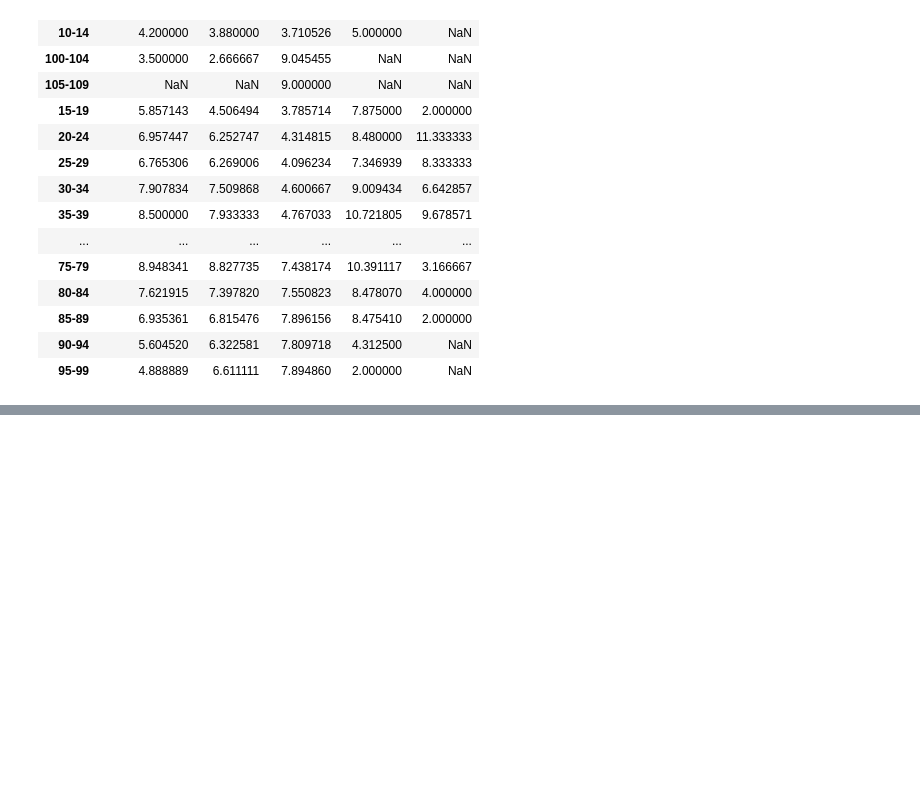
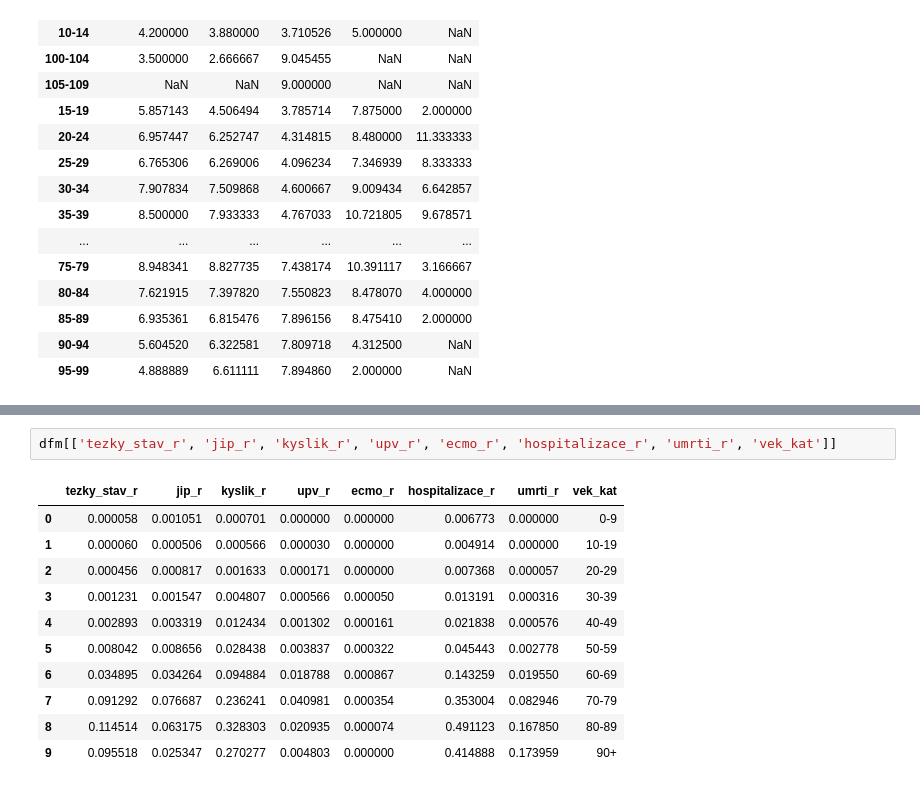
Before and after one commit to msusicky/ockovani-covid, a Jupyter notebook: notebooks/hospitalizace.ipynb, the cells around one changed output, grey strips where cells are left out. Drawn from its saved outputs; the diff is of its cells as text; blank space fills up the shorter version.

```diff
--- a/notebooks/hospitalizace.ipynb
+++ b/notebooks/hospitalizace.ipynb
@@ -250,0 +303,14 @@ nak
+# %%
+dfm[['tezky_stav_r', 'jip_r', 'kyslik_r', 'upv_r', 'ecmo_r', 'hospitalizace_r', 'umrti_r', 'vek_kat']]
+# %% [output]
+|  | tezky_stav_r | jip_r | kyslik_r | upv_r | ecmo_r | hospitalizace_r | umrti_r | vek_kat |
+| 0 | 0.000058 | 0.001051 | 0.000701 | 0.000000 | 0.000000 | 0.006773 | 0.000000 | 0-9 |
+| 1 | 0.000060 | 0.000506 | 0.000566 | 0.000030 | 0.000000 | 0.004914 | 0.000000 | 10-19 |
+| 2 | 0.000456 | 0.000817 | 0.001633 | 0.000171 | 0.000000 | 0.007368 | 0.000057 | 20-29 |
+| 3 | 0.001231 | 0.001547 | 0.004807 | 0.000566 | 0.000050 | 0.013191 | 0.000316 | 30-39 |
+| 4 | 0.002893 | 0.003319 | 0.012434 | 0.001302 | 0.000161 | 0.021838 | 0.000576 | 40-49 |
+| 5 | 0.008042 | 0.008656 | 0.028438 | 0.003837 | 0.000322 | 0.045443 | 0.002778 | 50-59 |
+| 6 | 0.034895 | 0.034264 | 0.094884 | 0.018788 | 0.000867 | 0.143259 | 0.019550 | 60-69 |
+| 7 | 0.091292 | 0.076687 | 0.236241 | 0.040981 | 0.000354 | 0.353004 | 0.082946 | 70-79 |
+| 8 | 0.114514 | 0.063175 | 0.328303 | 0.020935 | 0.000074 | 0.491123 | 0.167850 | 80-89 |
+| 9 | 0.095518 | 0.025347 | 0.270277 | 0.004803 | 0.000000 | 0.414888 | 0.173959 | 90+ |
```
Also changed, not shown: parts of 9 cells of this notebook, 6 other files.
